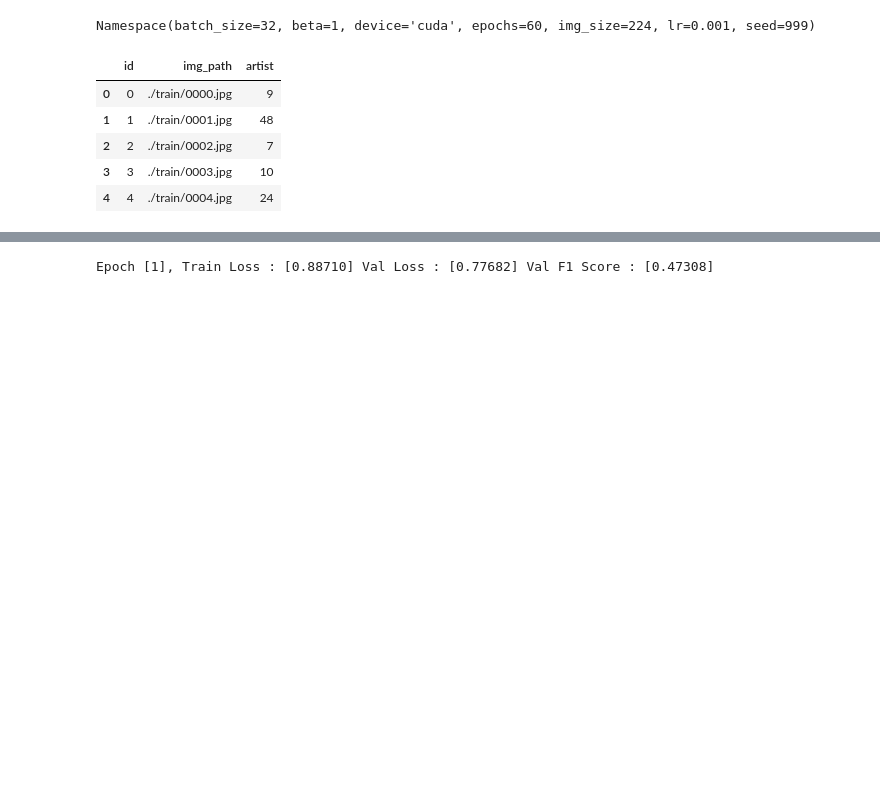
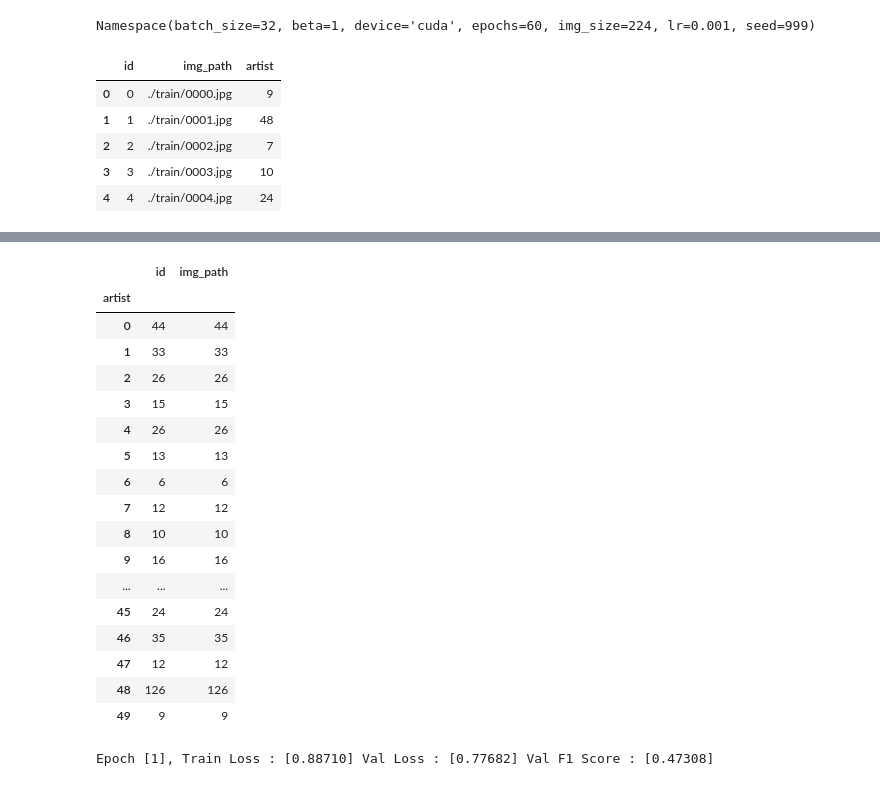
Before and after one commit to sihyeong671/DACON-CV02, a Jupyter notebook: dacon_classification.ipynb, the cells around one changed output, grey strips where cells are left out. Saved outputs shown, nothing was run; the diff lists cells and outputs as text; code cells hidden in the pictures; blank space fills up the shorter version.

```diff
--- a/dacon_classification.ipynb
+++ b/dacon_classification.ipynb
@@ -99,3 +130,24 @@ train_df, val_df, _, _ = train_test_split(df_sample, df_sample['artist'].values,
+# %%
+val_df.groupby('artist').count()
+# %% [output]
+|  | id | img_path |
+| artist |  |  |
+| 0 | 44 | 44 |
+| 1 | 33 | 33 |
+| 2 | 26 | 26 |
+| 3 | 15 | 15 |
+| 4 | 26 | 26 |
+| 5 | 13 | 13 |
+| 6 | 6 | 6 |
+| 7 | 12 | 12 |
+| 8 | 10 | 10 |
+| 9 | 16 | 16 |
+| ... | ... | ... |
+| 45 | 24 | 24 |
+| 46 | 35 | 35 |
+| 47 | 12 | 12 |
+| 48 | 126 | 126 |
+| 49 | 9 | 9 |
 # %%
 def get_data(df, infer=False):
     if infer:
```
Also changed, not shown: parts of 5 cells of this notebook, 5 other files.
